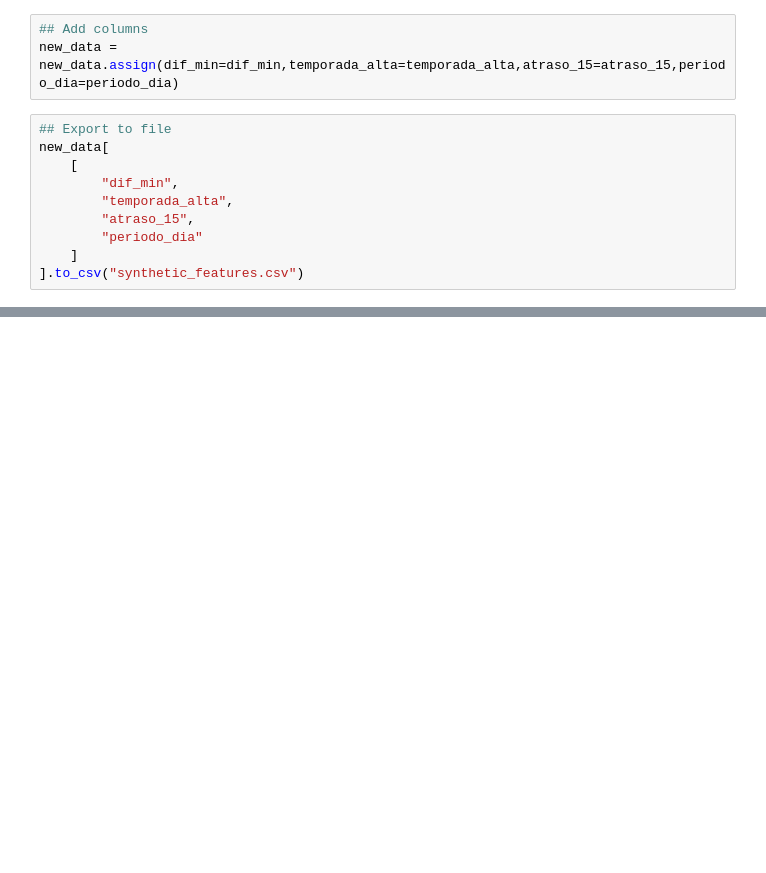
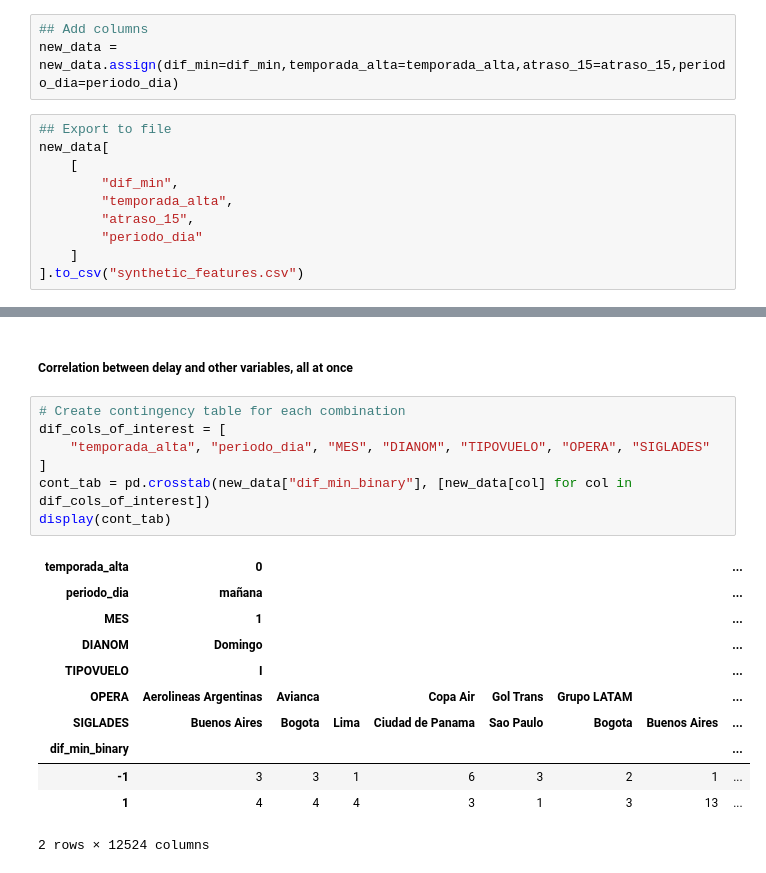
Before and after one commit to XxZeroGravityxX/Flight_delay_study, a Jupyter notebook: solution.ipynb, the cells around one changed output, grey strips where cells are left out. Drawn from its saved outputs; the diff is of its cells as text; blank space fills up the shorter version.

```diff
--- a/solution.ipynb
+++ b/solution.ipynb
@@ -241,0 +281,21 @@ dtype: int64
+# %% [markdown]
+##### Correlation between delay and other variables, all at once
+# %%
+# Create contingency table for each combination
+dif_cols_of_interest = [
+    "temporada_alta", "periodo_dia", "MES", "DIANOM", "TIPOVUELO", "OPERA", "SIGLADES"
+]
+cont_tab = pd.crosstab(new_data["dif_min_binary"], [new_data[col] for col in dif_cols_of_interest])
+display(cont_tab)
+# %% [output]
+| temporada_alta | 0 |  |  |  |  |  |  | ... |
+| periodo_dia | mañana |  |  |  |  |  |  | ... |
+| MES | 1 |  |  |  |  |  |  | ... |
+| DIANOM | Domingo |  |  |  |  |  |  | ... |
+| TIPOVUELO | I |  |  |  |  |  |  | ... |
+| OPERA | Aerolineas Argentinas | Avianca |  | Copa Air | Gol Trans | Grupo LATAM |  | ... |
+| SIGLADES | Buenos Aires | Bogota | Lima | Ciudad de Panama | Sao Paulo | Bogota | Buenos Aires | ... |
+| dif_min_binary |  |  |  |  |  |  |  | ... |
+| -1 | 3 | 3 | 1 | 6 | 3 | 2 | 1 | ... |
+| 1 | 4 | 4 | 4 | 3 | 1 | 3 | 13 | ... |
+2 rows × 12524 columns
```
Also changed, not shown: parts of 13 cells of this notebook, 1 other file.
